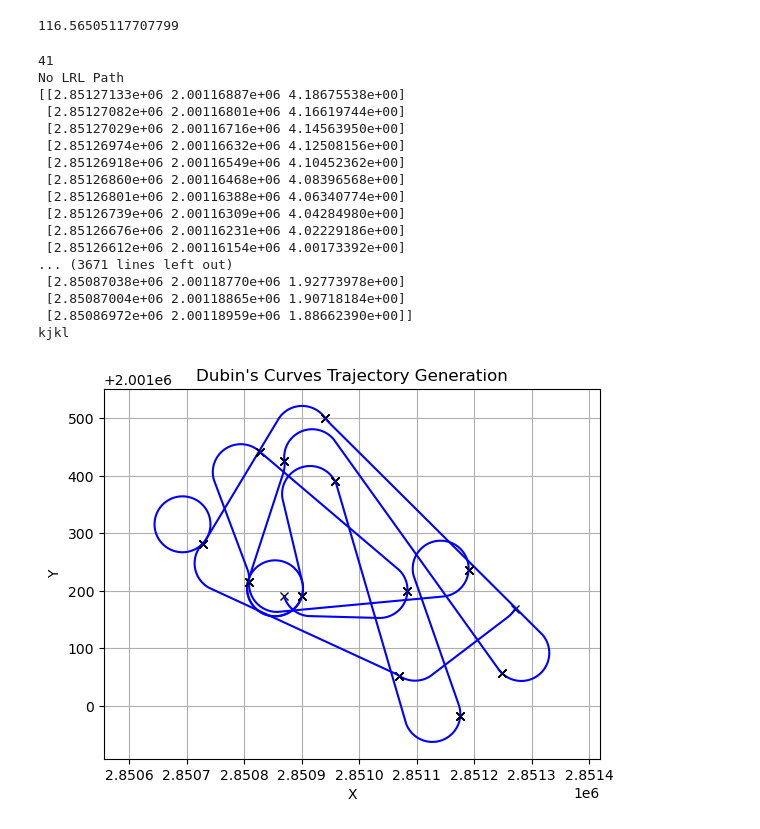
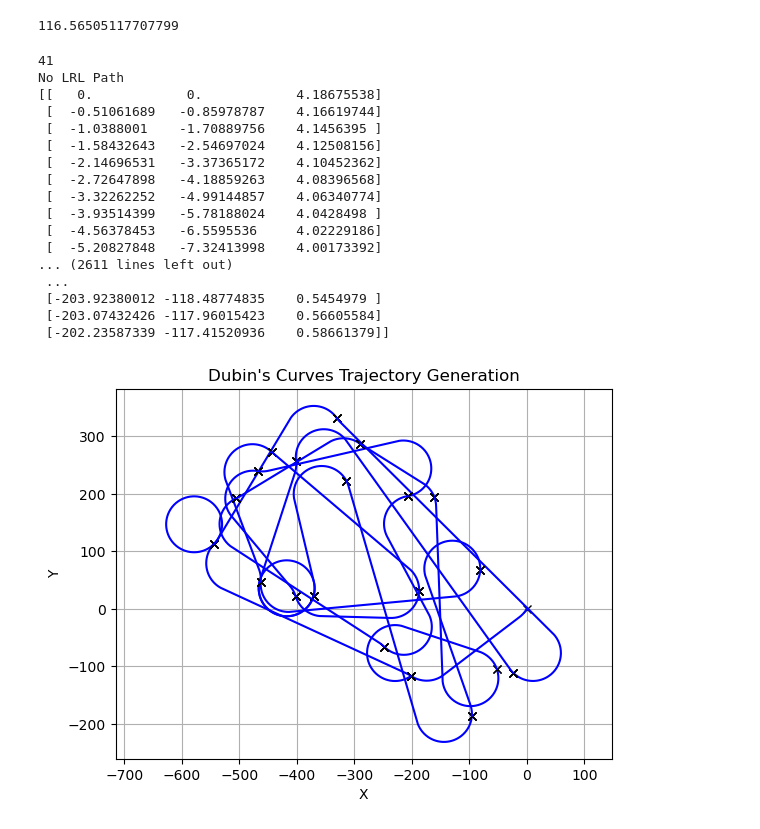
Before and after one commit to mfclabber/Dubins_Trajectory_UAV, a Jupyter notebook: Untitled-1.ipynb, the cells around one changed output. Saved outputs shown, nothing was run; the diff lists cells and outputs as text; code cells hidden in the pictures.

Commit message:
Configure local azimut

```diff
--- a/Untitled-1.ipynb
+++ b/Untitled-1.ipynb
@@ -108,58 +106,67 @@ Wptz.append(Waypoint(1000*(x3 - x0), 1000*(y3 - y0), azimut2))
 '''
 x0 = data['Трасса 1']['Широта'][0]
 y0 = data['Трасса 1']['Долгота'][0]
-colum = 0
-for colum in range(len(data.values) // 3):
+x0, y0 = get_cartesian(x0, y0)
+
+for colum in range(len(data.values) // 2):
     x = data['Трасса 1']['Широта'][colum]
     y = data['Трасса 1']['Долгота'][colum]
     x, y = get_cartesian(x, y)
     x2 = data['Трасса 1']['Широта'][colum + 1]
     y2 = data['Трасса 1']['Долгота'][colum + 1]
     x2, y2 = get_cartesian(x2, y2)
     azimut = get_azimut([x,y],[x2,y2])
     x3 = data['Трасса 1']['Широта'][colum + 2]
     y3 = data['Трасса 1']['Долгота'][colum + 2]
     x3, y3 = get_cartesian(x3, y3)
     azimut2 = get_azimut([x2,y2],[x3,y3])
     Wptz.append(Waypoint(1000*(x - x0), 1000*(y - y0), azimut))
     Wptz.append(Waypoint(1000*(x2 - x0), 1000*(y2 - y0), azimut2))
 
-print(len(data.values))
+if len(data.values) % 2 == 1:
+    x2 = data['Трасса 1']['Широта'][len(data.values) - 3]
+    y2 = data['Трасса 1']['Долгота'][len(data.values) - 3]
+    x = data['Трасса 1']['Широта'][len(data.values) - 2]
+    y = data['Трасса 1']['Долгота'][len(data.values) - 2]
+    x, y = get_cartesian(x, y)
+    azimut = get_azimut([x2,y2],[x,y])
+    Wptz.append(Waypoint(1000*(x - x0), 1000*(y - y0), azimut))
+
+print(len(Wptz))
+
 # Run the code
 i = 0
 while i<len(Wptz)-1:
     param = calcDubinsPath(Wptz[i], Wptz[i+1], 20, 40)
     path = dubins_traj(param,1)
-    print(path)
     # Plot the results
-    print('kjkl')
-    plt.plot(Wptz[i].x*1,Wptz[i].y*1,'kx')
-    plt.plot(Wptz[i+1].x*1,Wptz[i+1].y*1,'kx')
-    plt.plot(path[:,0]*1,path[:,1]*1,'b-')
+    plt.plot(Wptz[i].x,Wptz[i].y,'kx')
+    plt.plot(Wptz[i+1].x,Wptz[i+1].y,'kx')
+    plt.plot(path[:,0],path[:,1],'b-')
     i+=1
 
 plt.grid(True)
 plt.axis("equal")
 plt.title('Dubin\'s Curves Trajectory Generation')
 plt.xlabel('X')
 plt.ylabel('Y')
 plt.show()
 # %% [output]
 41
 No LRL Path
-[[2.85127133e+06 2.00116887e+06 4.18675538e+00]
- [2.85127082e+06 2.00116801e+06 4.16619744e+00]
- [2.85127029e+06 2.00116716e+06 4.14563950e+00]
- [2.85126974e+06 2.00116632e+06 4.12508156e+00]
- [2.85126918e+06 2.00116549e+06 4.10452362e+00]
- [2.85126860e+06 2.00116468e+06 4.08396568e+00]
- [2.85126801e+06 2.00116388e+06 4.06340774e+00]
- [2.85126739e+06 2.00116309e+06 4.04284980e+00]
- [2.85126676e+06 2.00116231e+06 4.02229186e+00]
- [2.85126612e+06 2.00116154e+06 4.00173392e+00]
-... (3671 lines left out)
- [2.85087038e+06 2.00118770e+06 1.92773978e+00]
- [2.85087004e+06 2.00118865e+06 1.90718184e+00]
- [2.85086972e+06 2.00118959e+06 1.88662390e+00]]
-kjkl
+[[   0.            0.            4.18675538]
+ [  -0.51061689   -0.85978787    4.16619744]
+ [  -1.0388001    -1.70889756    4.1456395 ]
+ [  -1.58432643   -2.54697024    4.12508156]
+ [  -2.14696531   -3.37365172    4.10452362]
+ [  -2.72647898   -4.18859263    4.08396568]
+ [  -3.32262252   -4.99144857    4.06340774]
+ [  -3.93514399   -5.78188024    4.0428498 ]
+ [  -4.56378453   -6.5595536     4.02229186]
+ [  -5.20827848   -7.32413998    4.00173392]
+... (2611 lines left out)
+ ...
+ [-203.92380012 -118.48774835    0.5454979 ]
+ [-203.07432426 -117.96015423    0.56605584]
+ [-202.23587339 -117.41520936    0.58661379]]
-[figure, old version]
+[figure, new version]
```
Also changed, not shown: parts of 1 cell of this notebook, 2 other files.
